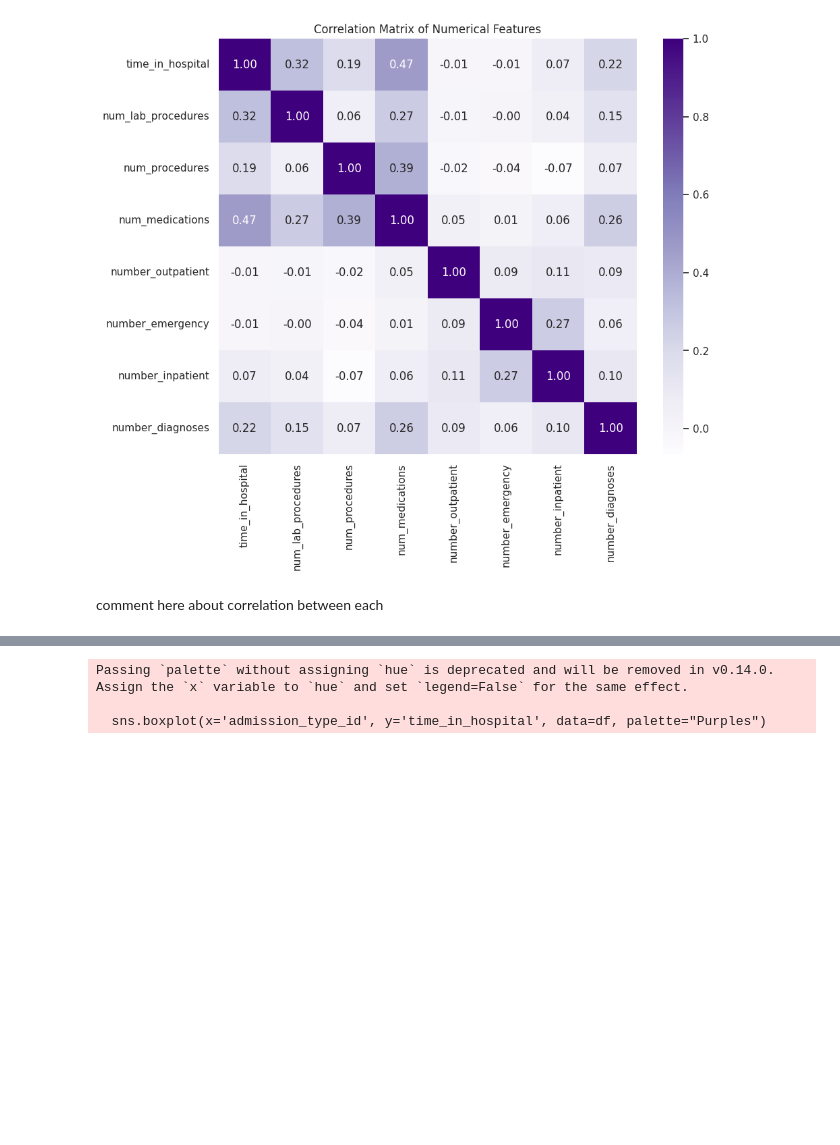
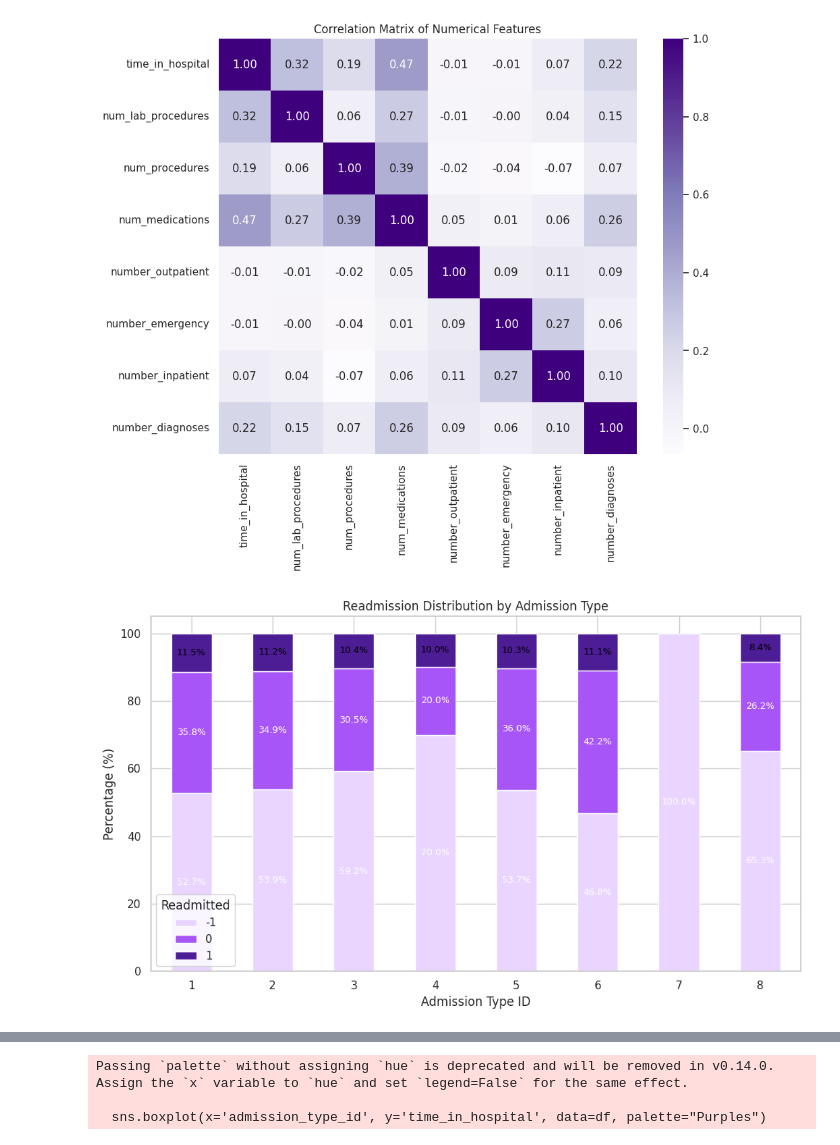
Before and after one commit to Kavithma-Dharmathilake/BIS_Assignment_Data_Analytics_Process_and_Interpretation, a Jupyter notebook: Notebook_file.ipynb, the cells around one changed output, grey strips where cells are left out. Cells and saved outputs as stored; diff of their text form; code cells hidden in the pictures; blank space fills up the shorter version.

```diff
--- a/Notebook_file.ipynb
+++ b/Notebook_file.ipynb
@@ -1076,5 +1112,55 @@ plt.title("Correlation Matrix of Numerical Features")
 plt.show()
 # %% [output]
 [figure]
-# %% [markdown]
-comment here about correlation between each
+# %%
+import pandas as pd
+import matplotlib.pyplot as plt
+
+# Percentage table
+ct = pd.crosstab(
+    df['admission_type_id'],
+    df['readmitted'],
+    normalize='index'
+) * 100
+
+# Ensure consistent stacking order
+ct = ct[[-1, 0, 1]]
+
+# Purple shades
+colors = ['#e9d5ff', '#a855f7', '#4c1d95']
+
+# Plot
+ax = ct.plot(
+    kind='bar',
+    stacked=True,
+    figsize=(10,6),
+    color=colors
+)
+
+plt.title("Readmission Distribution by Admission Type")
+plt.xlabel("Admission Type ID")
+plt.ylabel("Percentage (%)")
+plt.xticks(rotation=0)
+
+# Add percentage labels inside stacks
+for i in range(len(ct)):
+    cumulative = 0
+    for col in ct.columns:
+        value = ct.loc[ct.index[i], col]
+        if value > 0:
+            ax.text(
+                i,
+                cumulative + value / 2,
+                f"{value:.1f}%",
+                ha='center',
+                va='center',
+                fontsize=9,
+                color='white' if value > 15 else 'black'
+            )
+        cumulative += value
+
+plt.legend(title="Readmitted")
+plt.tight_layout()
+plt.show()
+# %% [output]
+[figure, added]
```
Also changed, not shown: parts of 21 cells of this notebook.
